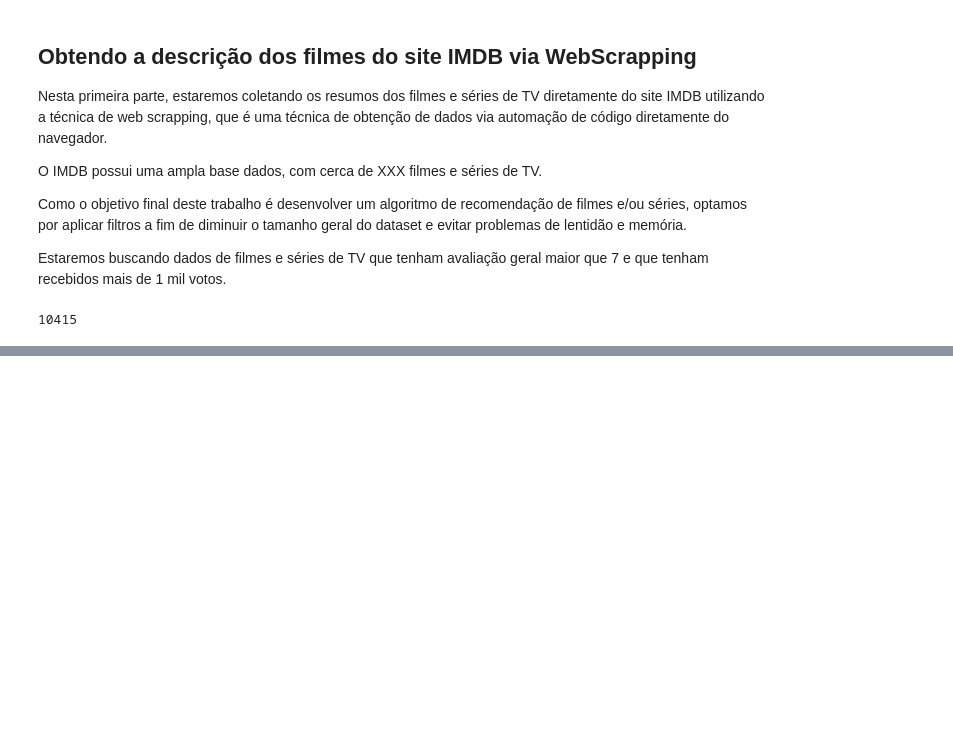
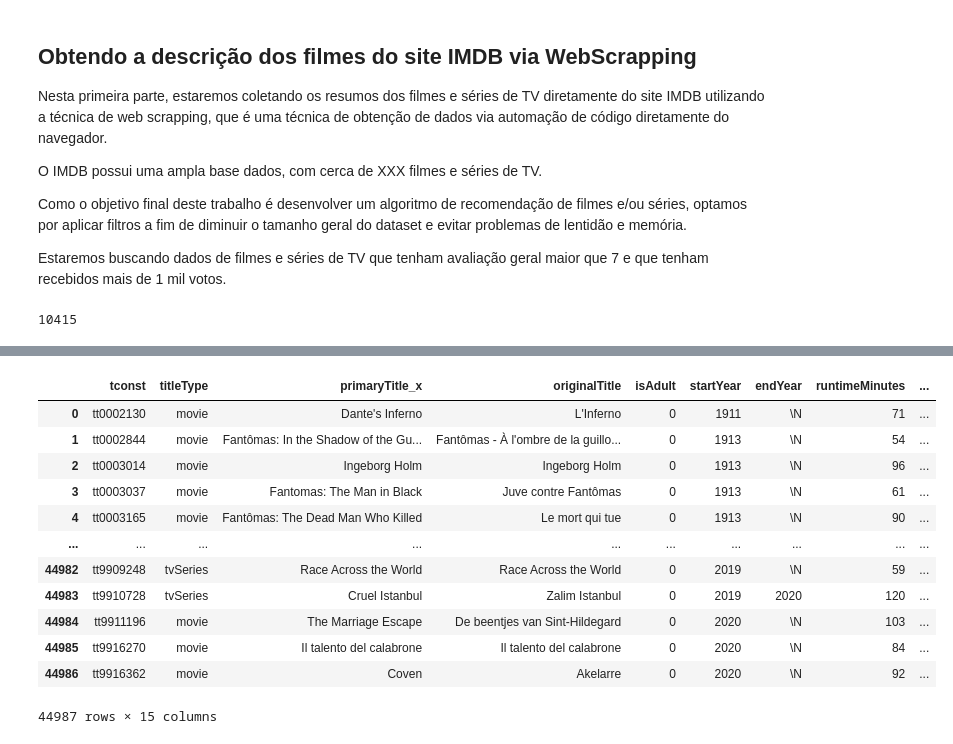
Before and after one commit to eutiagovski/movie-recomendation-system, a Jupyter notebook: notebooks/create_data.ipynb, the cells around one changed output, grey strips where cells are left out. Drawn from its saved outputs; the diff is of its cells as text; code cells hidden in the pictures; blank space fills up the shorter version.

```diff
--- a/notebooks/create_data.ipynb
+++ b/notebooks/create_data.ipynb
@@ -207,0 +266,8 @@ driver.close()
+# %%
+df_ratings = pd.read_csv(f'{path_to_datasets}/title.ratings.tsv', sep='\t') # load ratings dataset
+df_ratings = df_ratings.loc[df_ratings.tconst.isin(df.tconst)] # keep only scraped items
+
+df_ratings.reset_index(drop=True, inplace=True)
+df_ratings.to_csv(f'{path_to_datasets}/title.ratings.tsv', sep='\t', index=False) # save filtered dataset to disk
+
+df_ratings
@@ -207,0 +310,24 @@ driver.close()
+# %%
+# merge title and ratings datasets
+df_movies = df_titles.merge(right=df, on='tconst')
+df_movies = df_movies.merge(right=df_ratings, on='tconst')
+
+# filter only movies in the dataset
+# df = df.loc[df.titleType == 'movie']
+df_movies.reset_index(drop=True, inplace=True)
+
+df_movies
+# %% [output]
+|  | tconst | titleType | primaryTitle_x | originalTitle | isAdult | startYear | endYear | runtimeMinutes | ... |
+| 0 | tt0002130 | movie | Dante's Inferno | L'Inferno | 0 | 1911 | \N | 71 | ... |
+| 1 | tt0002844 | movie | Fantômas: In the Shadow of the Gu... | Fantômas - À l'ombre de la guillo... | 0 | 1913 | \N | 54 | ... |
+| 2 | tt0003014 | movie | Ingeborg Holm | Ingeborg Holm | 0 | 1913 | \N | 96 | ... |
+| 3 | tt0003037 | movie | Fantomas: The Man in Black | Juve contre Fantômas | 0 | 1913 | \N | 61 | ... |
+| 4 | tt0003165 | movie | Fantômas: The Dead Man Who Killed | Le mort qui tue | 0 | 1913 | \N | 90 | ... |
+| ... | ... | ... | ... | ... | ... | ... | ... | ... | ... |
+| 44982 | tt9909248 | tvSeries | Race Across the World | Race Across the World | 0 | 2019 | \N | 59 | ... |
+| 44983 | tt9910728 | tvSeries | Cruel Istanbul | Zalim Istanbul | 0 | 2019 | 2020 | 120 | ... |
+| 44984 | tt9911196 | movie | The Marriage Escape | De beentjes van Sint-Hildegard | 0 | 2020 | \N | 103 | ... |
+| 44985 | tt9916270 | movie | Il talento del calabrone | Il talento del calabrone | 0 | 2020 | \N | 84 | ... |
+| 44986 | tt9916362 | movie | Coven | Akelarre | 0 | 2020 | \N | 92 | ... |
+44987 rows × 15 columns
```
Also changed, not shown: parts of 16 cells of this notebook.
